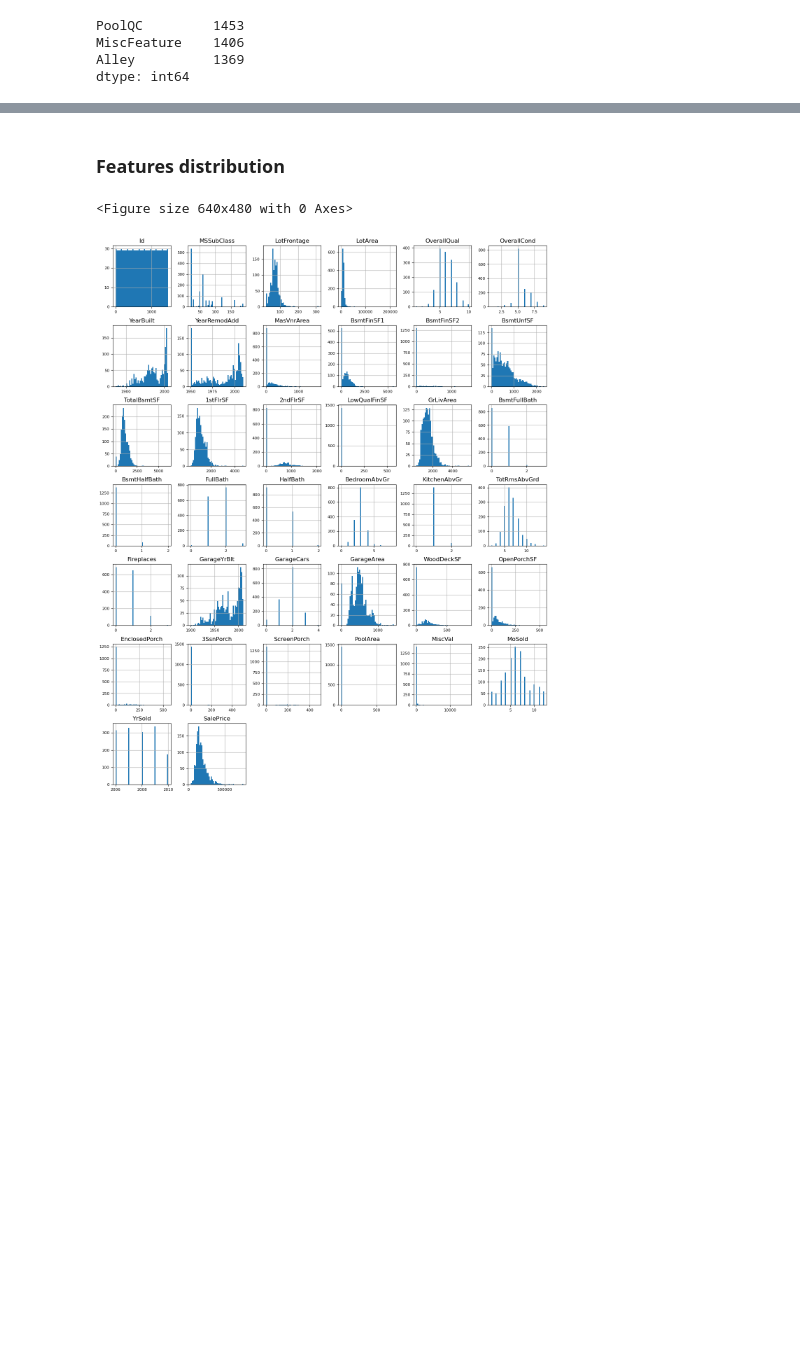
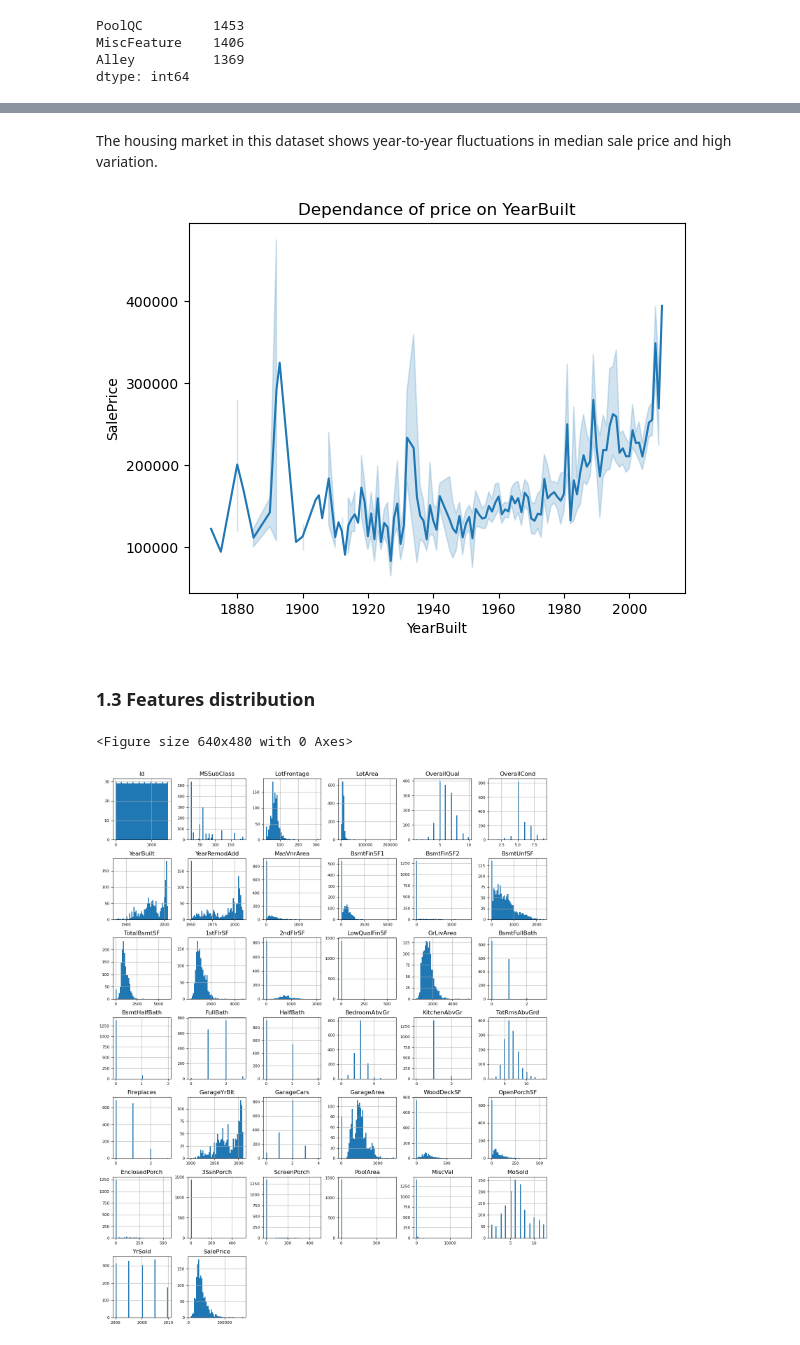
Before and after one commit to anidima/YData_Kaggle_Comp, a Jupyter notebook: EDA_ev.ipynb, the cells around one changed output, grey strips where cells are left out. Saved outputs shown, nothing was run; the diff lists cells and outputs as text; code cells hidden in the pictures; blank space fills up the shorter version.

```diff
--- a/EDA_ev.ipynb
+++ b/EDA_ev.ipynb
@@ -112,5 +165,17 @@ plt.show()
+# %% [markdown]
+The housing market in this dataset shows year-to-year fluctuations in median sale price and high variation.
+# %%
+plt.figure()
+
+sns.lineplot(train_data, x = 'YearBuilt', y='SalePrice')
+
+#plt.xticks(train_data['YearBuilt'].unique())
+plt.title('Dependance of price on YearBuilt')
+plt.show()
+# %% [output]
+[figure, added]
 # %% [markdown]
-### Features distribution <a class="anchor" id="third_q"></a>
+### 1.3 Features distribution <a class="anchor" id="third_q"></a>
 # %%
 plt.figure()
 
```
Also changed, not shown: parts of 36 cells of this notebook.
